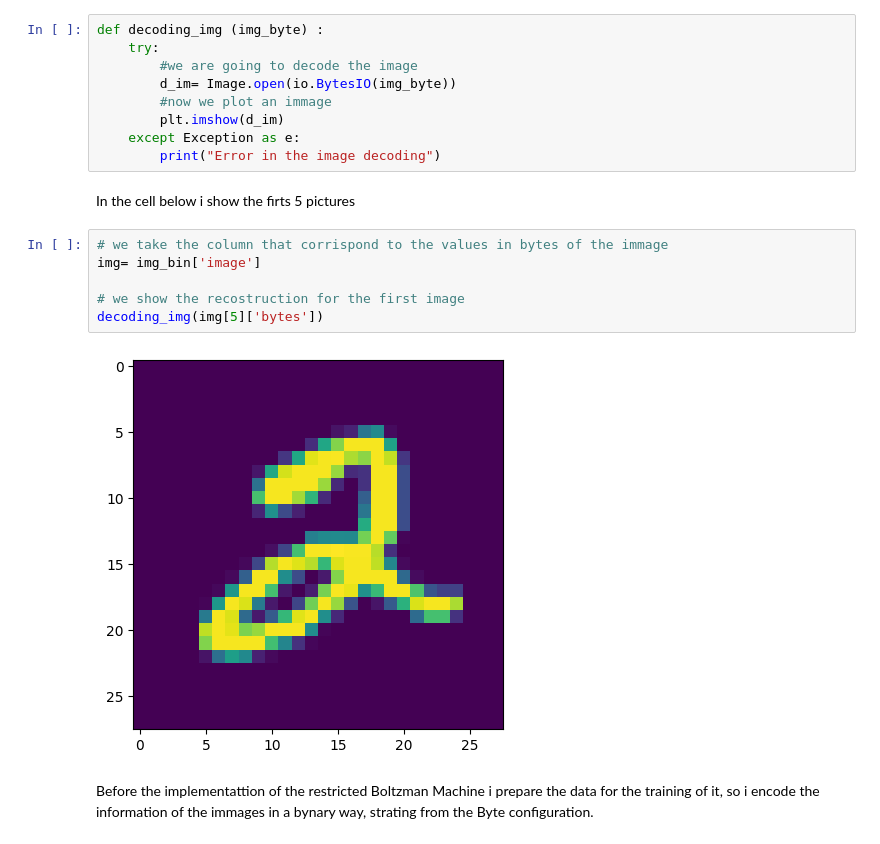
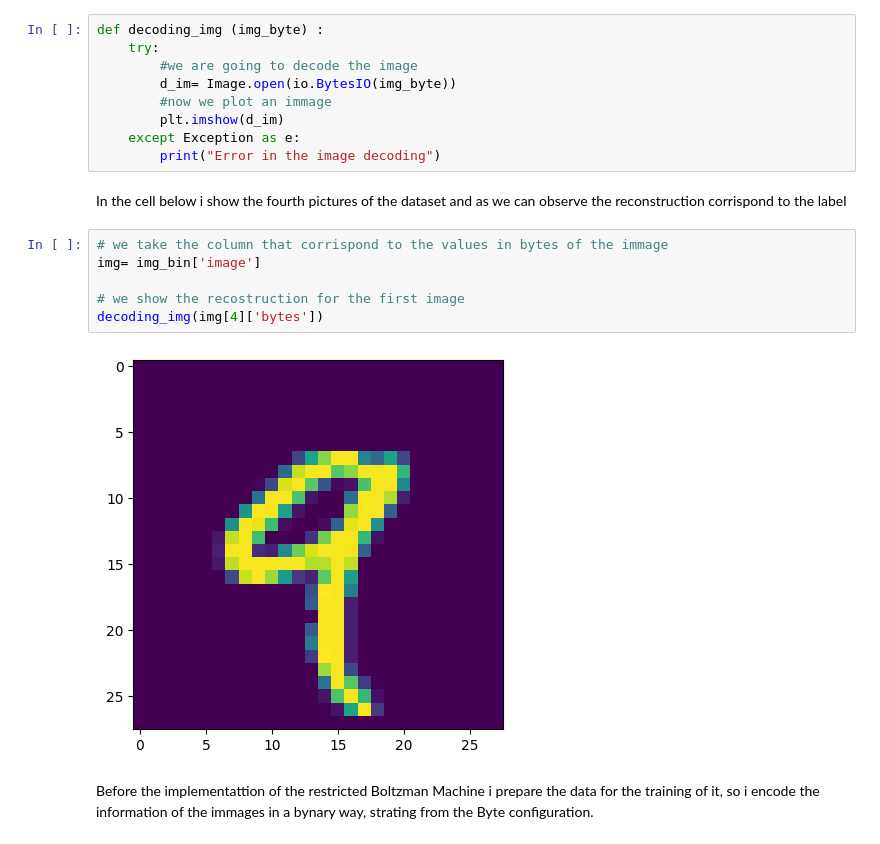
Before and after one commit to filipposandoval/ISPR-2024-2025, a Jupyter notebook: Assigment 2/Assigment 3 FIlippo Alessandro Sandoval Villarreal.ipynb, the cells around one changed output. Saved outputs shown, nothing was run; the diff lists cells and outputs as text.

```diff
--- a/Assigment 2/Assigment 3 FIlippo Alessandro Sandoval Villarreal.ipynb
+++ b/Assigment 2/Assigment 3 FIlippo Alessandro Sandoval Villarreal.ipynb
@@ -35,15 +40,15 @@ def decoding_img (img_byte) :
     except Exception as e:
         print("Error in the image decoding")
 # %% [markdown]
-In the cell below i show the firts 5 pictures
+In the cell below i show the fourth pictures of the dataset and as we can observe the reconstruction corrispond to the label
 # %%
 # we take the column that corrispond to the values in bytes of the immage
 img= img_bin['image']
 
 # we show the recostruction for the first image
-decoding_img(img[5]['bytes'])
+decoding_img(img[4]['bytes'])
 # %% [output]
-[figure, old version]
+[figure, new version]
 # %% [markdown]
 Before the implementattion of the restricted Boltzman Machine i prepare the data for the training of
 it, so i encode the information of the immages in a bynary way, strating from the Byte configuration.
```
Also changed, not shown: parts of 32 cells of this notebook.
